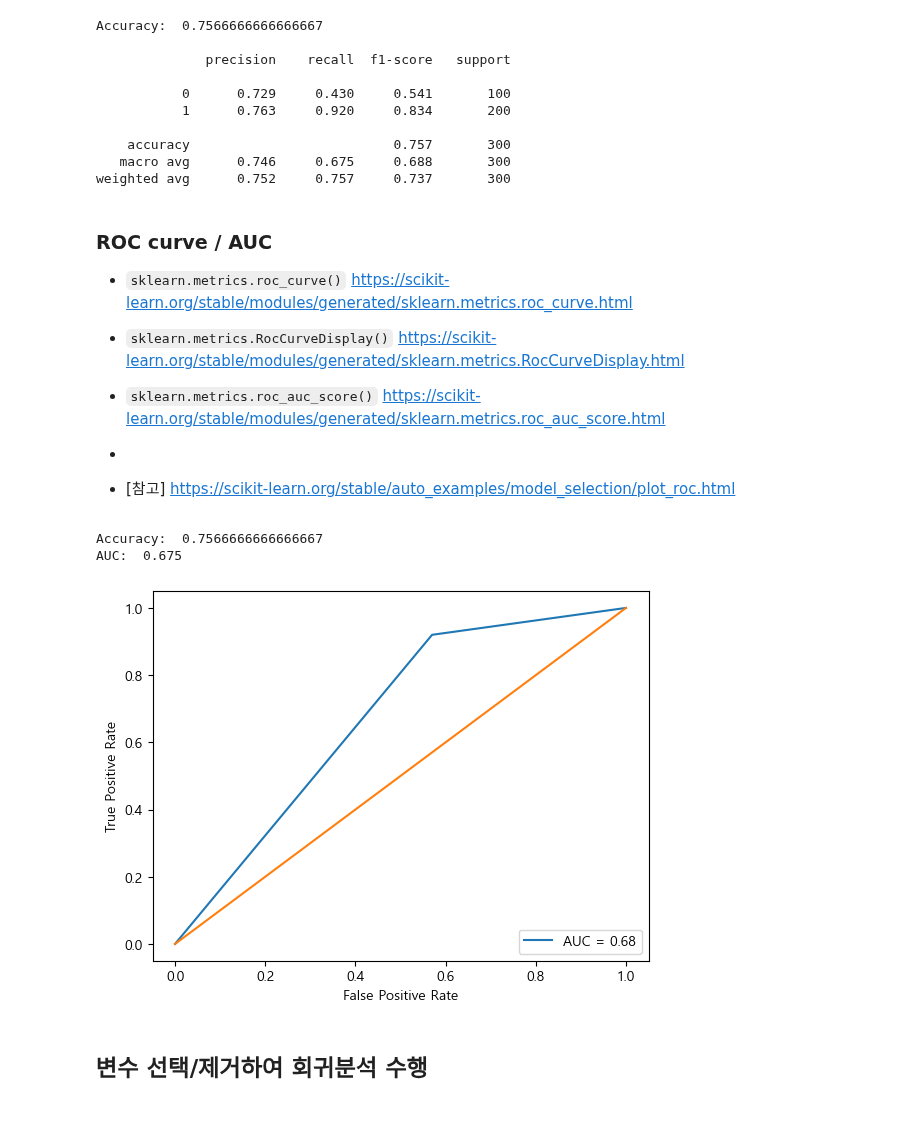
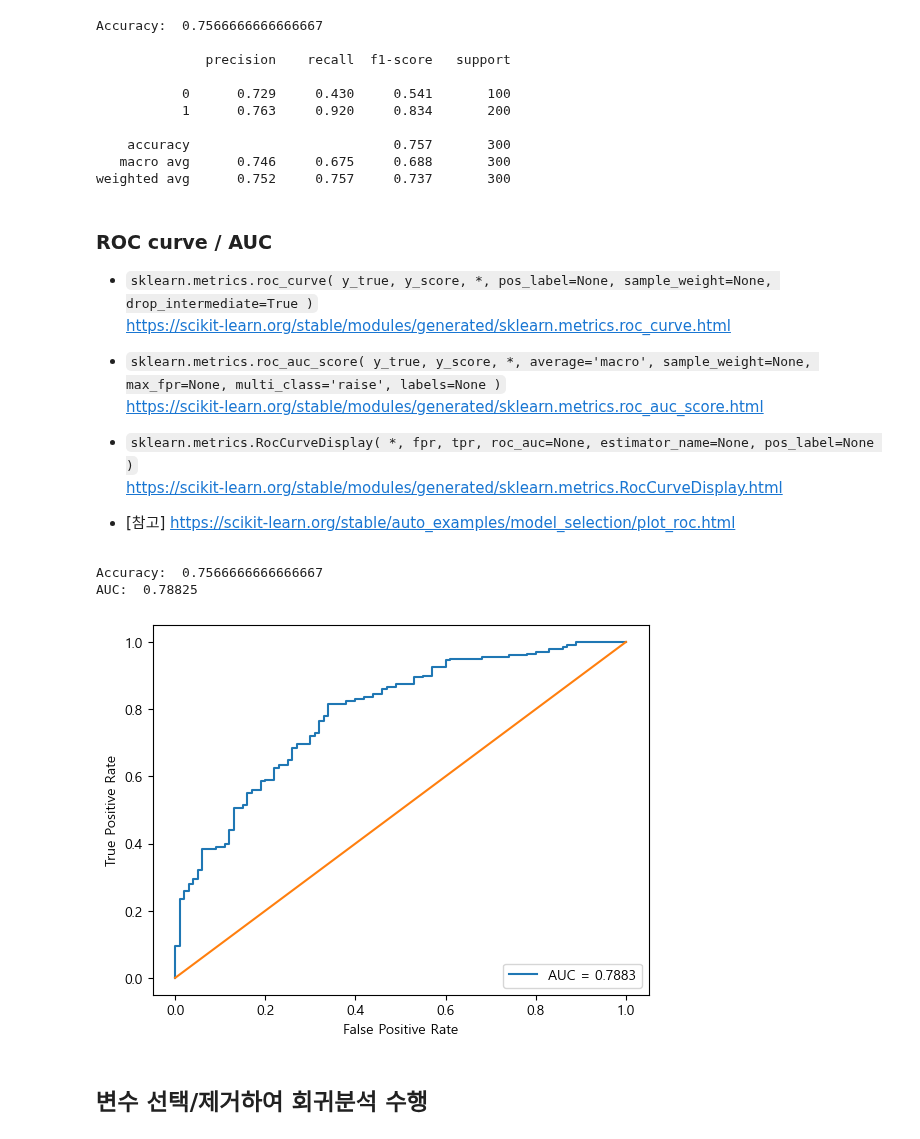
Before and after one commit to anjuiswhat/TIL, a Jupyter notebook: ADP_study/정리본/D_분류_로지스틱 회귀.ipynb, the cells around one changed output. Cells and saved outputs as stored; diff of their text form; code cells hidden in the pictures.

```diff
--- a/ADP_study/정리본/D_분류_로지스틱 회귀.ipynb
+++ b/ADP_study/정리본/D_분류_로지스틱 회귀.ipynb
@@ -305,14 +318,14 @@ VIF.round(2)
 - 따라서 임계값 0.5에 따라 0 또는 1로 변환해주는 추가 작업이 필요하다.
 # %%
 # 1이 관측될 확률
-y_prob = fit_model.predict(x_test)
+y_proba = fit_model.predict(x_test)
 
 # 예측값 (확률 0.5를 임계점으로 하여 이진변환)
-y_pred = (y_prob > 0.5).astype(int)
+y_pred = (y_proba > 0.5).astype(int)
 
 # 결과 데이터프레임 생성
 result = pd.DataFrame()
-result['y_prob'] = y_prob
+result['y_proba'] = y_proba
 result['y_pred'] = y_pred
 result['y_test'] = y_test
 
@@ -394,38 +415,42 @@ Accuracy:  0.7566666666666667
 weighted avg      0.752     0.757     0.737       300
 # %% [markdown]
 ### ROC curve / AUC
-- `sklearn.metrics.roc_curve()`  https://scikit-learn.org/stable/modules/generated/sklearn.metrics.roc_curve.html
 
-- `sklearn.metrics.RocCurveDisplay()`  https://scikit-learn.org/stable/modules/generated/sklearn.metrics.RocCurveDisplay.html
+- `sklearn.metrics.roc_curve( y_true, y_score, *, pos_label=None, sample_weight=None, drop_intermediate=True )`
+https://scikit-learn.org/stable/modules/generated/sklearn.metrics.roc_curve.html
 
-- `sklearn.metrics.roc_auc_score()`  https://scikit-learn.org/stable/modules/generated/sklearn.metrics.roc_auc_score.html
--
+- `sklearn.metrics.roc_auc_score( y_true, y_score, *, average='macro', sample_weight=None, max_fpr=None, multi_class='raise', labels=None )`
+https://scikit-learn.org/stable/modules/generated/sklearn.metrics.roc_auc_score.html
+
+- `sklearn.metrics.RocCurveDisplay( *, fpr, tpr, roc_auc=None, estimator_name=None, pos_label=None )`
+https://scikit-learn.org/stable/modules/generated/sklearn.metrics.RocCurveDisplay.html
+
 - [참고] https://scikit-learn.org/stable/auto_examples/model_selection/plot_roc.html
 # %%
 # Accuracy
 acc = accuracy_score(y_test, y_pred)
 print('Accuracy: ', acc )
 
 # AUC 계산
-auc = roc_auc_score( y_test, y_pred )
+auc = roc_auc_score( y_test, y_proba )
 print('AUC: ', auc )
 print()
 
 # ROC curve 출력
-fpr, tpr, thresholds = roc_curve( y_test, y_pred,
+fpr, tpr, thresholds = roc_curve( y_test, y_proba,
                                   pos_label = 1)
 
 RocCurveDisplay( fpr, tpr).plot()
-plt.legend( labels = ['AUC = %.2f' % auc],
+plt.legend( labels = ['AUC = %.4f' % auc],
             loc = 'lower right')
 
 plt.plot( [0,1], [0,1] )
 plt.show()
 print()
 # %% [output]
 Accuracy:  0.7566666666666667
-AUC:  0.675
+AUC:  0.78825
-[figure, old version]
+[figure, new version]
 # %% [markdown]
 ## 변수 선택/제거하여 회귀분석 수행
 # %% [markdown]
```
Also changed, not shown: parts of 21 cells of this notebook, 8 other files.
